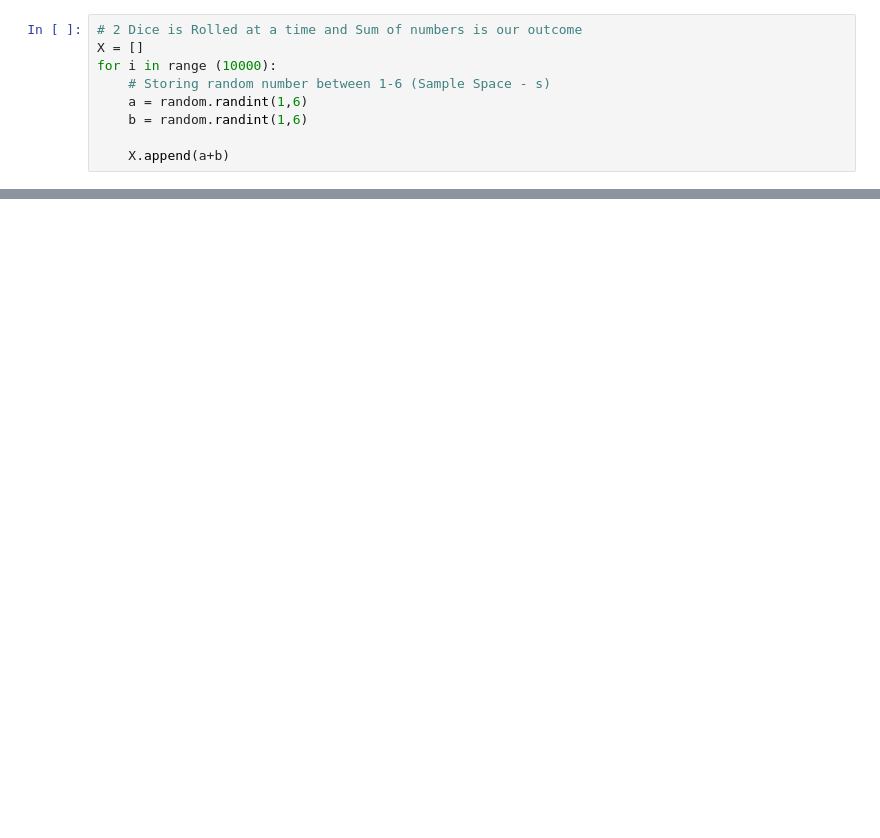
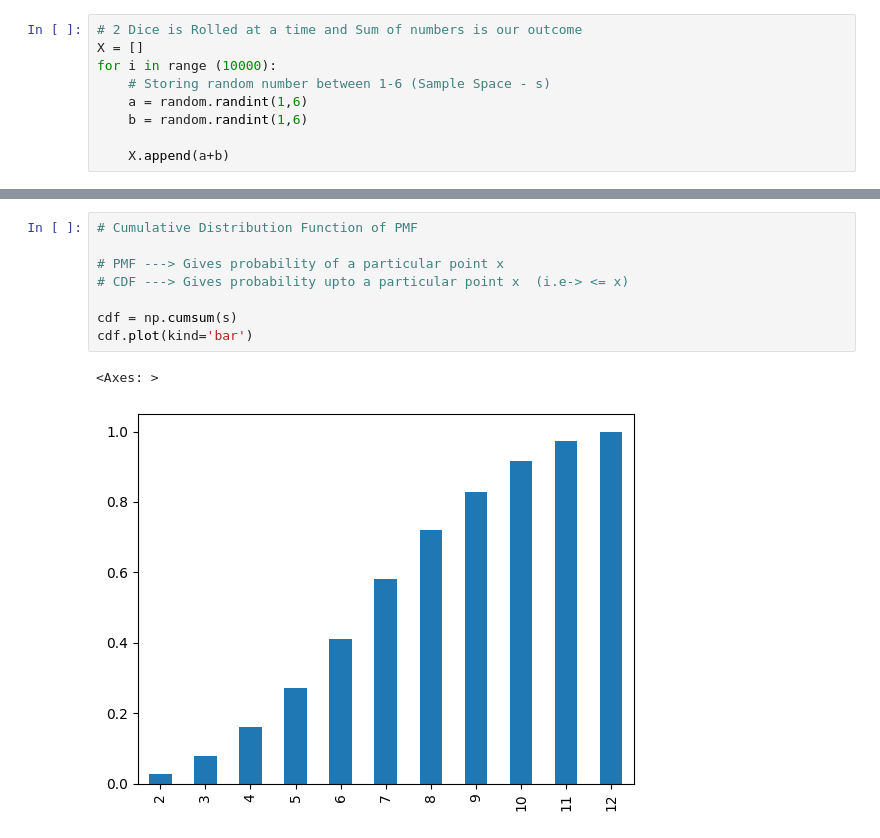
Before and after one commit to manju-parijat-chandra/MachineLearning, a Jupyter notebook: Ml_Basics/probability_in_depth.ipynb, the cells around one changed output, grey strips where cells are left out. Cells and saved outputs as stored; diff of their text form; blank space fills up the shorter version.

```diff
--- a/Ml_Basics/probability_in_depth.ipynb
+++ b/Ml_Basics/probability_in_depth.ipynb
@@ -41,0 +43,11 @@ s.plot(kind='bar')
+# %%
+# Cumulative Distribution Function of PMF
+
+# PMF ---> Gives probability of a particular point x
+# CDF ---> Gives probability upto a particular point x  (i.e-> <= x)
+
+cdf = np.cumsum(s)
+cdf.plot(kind='bar')
+# %% [output]
+<Axes: >
+[figure, added]
```
Also changed, not shown: parts of 3 cells of this notebook.
